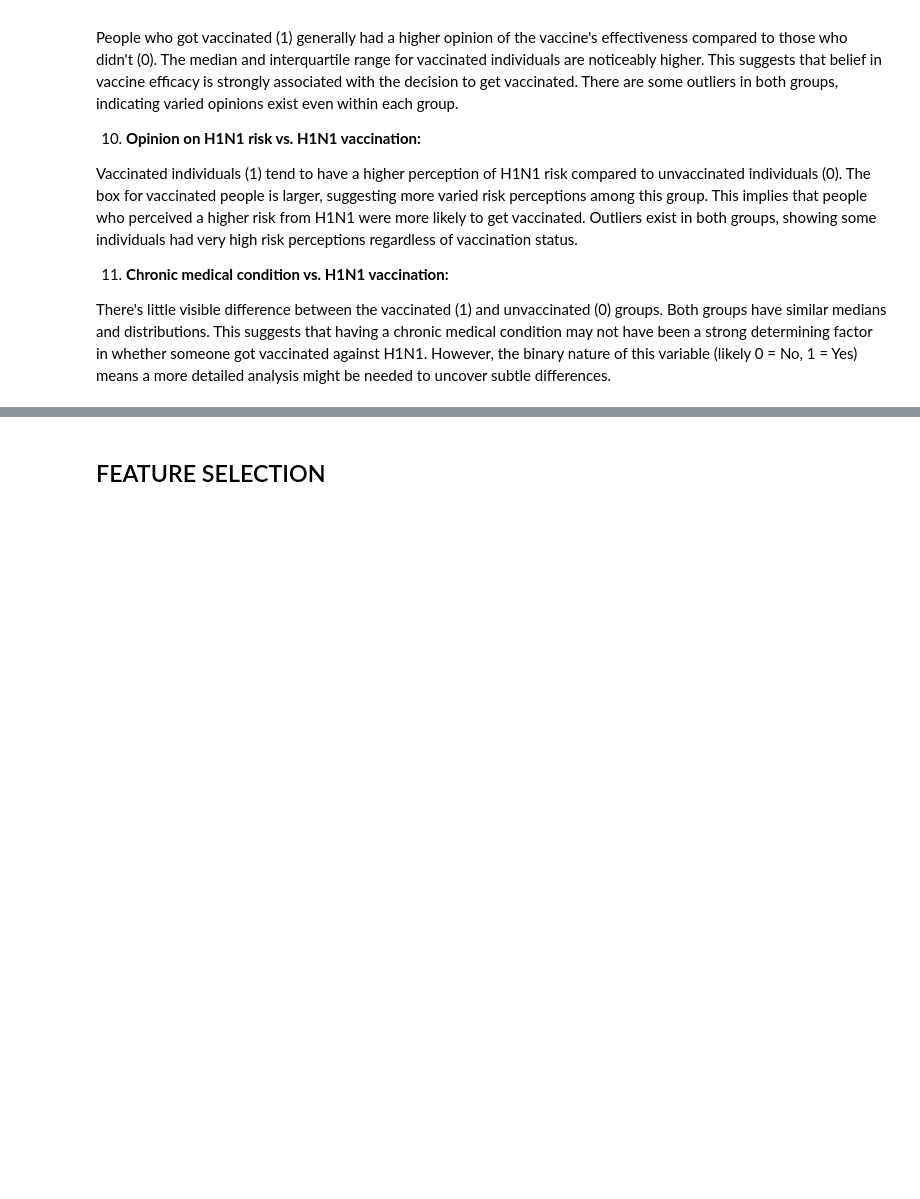
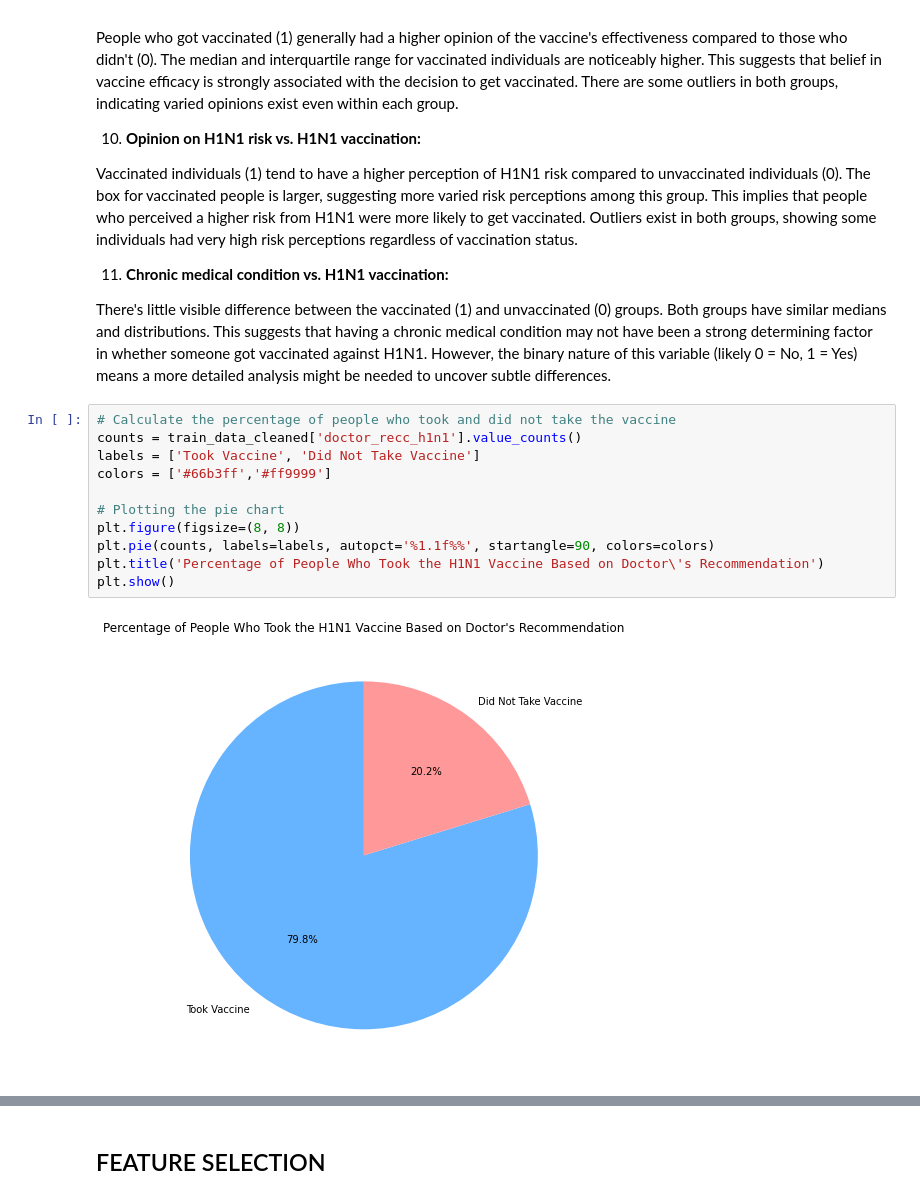
Before and after one commit to Anniemarie001/H1N1-AND-SEASONAL-FLU-VACCINES, a Jupyter notebook: index.ipynb, the cells around one changed output, grey strips where cells are left out. Drawn from its saved outputs; the diff is of its cells as text; blank space fills up the shorter version.

```diff
--- a/index.ipynb
+++ b/index.ipynb
@@ -747,3 +747,16 @@ There's little visible difference between the vaccinated (1) and unvaccinated (0
 Both groups have similar medians and distributions.
 This suggests that having a chronic medical condition may not have been a strong determining factor in whether someone got vaccinated against H1N1.
 However, the binary nature of this variable (likely 0 = No, 1 = Yes) means a more detailed analysis might be needed to uncover subtle differences.
+# %%
+# Calculate the percentage of people who took and did not take the vaccine
+counts = train_data_cleaned['doctor_recc_h1n1'].value_counts()
+labels = ['Took Vaccine', 'Did Not Take Vaccine']
+colors = ['#66b3ff','#ff9999']
+
+# Plotting the pie chart
+plt.figure(figsize=(8, 8))
+plt.pie(counts, labels=labels, autopct='%1.1f%%', startangle=90, colors=colors)
+plt.title('Percentage of People Who Took the H1N1 Vaccine Based on Doctor\'s Recommendation')
+plt.show()
+# %% [output]
+[figure, added]
```
Also changed, not shown: parts of 13 cells of this notebook.
